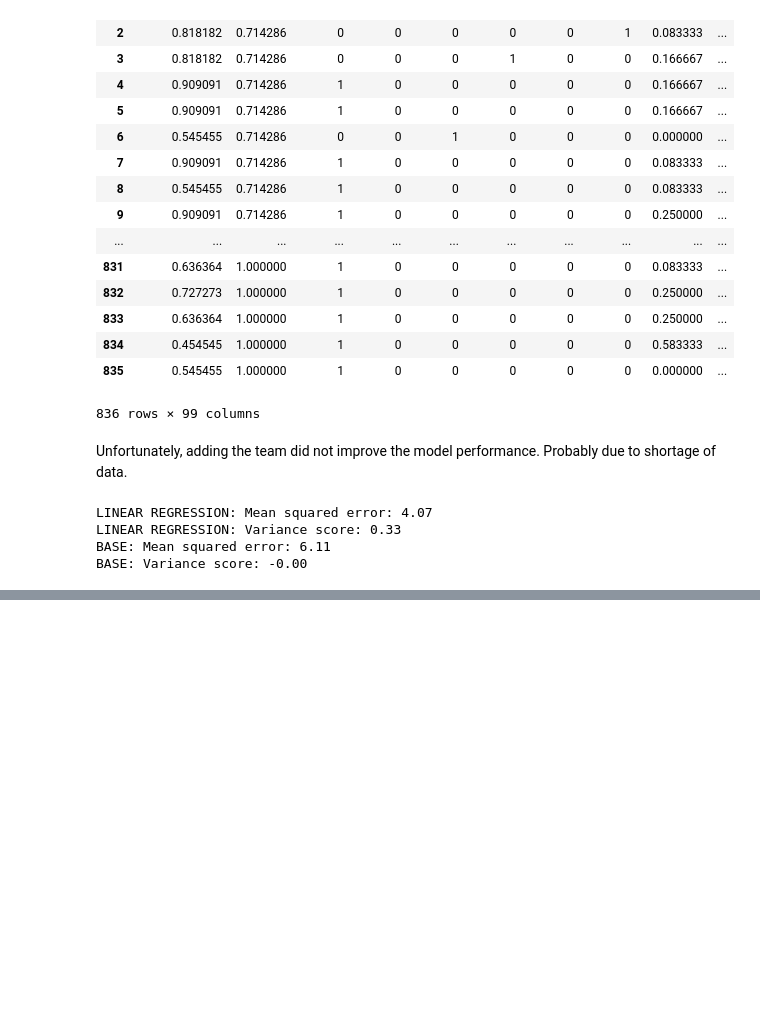
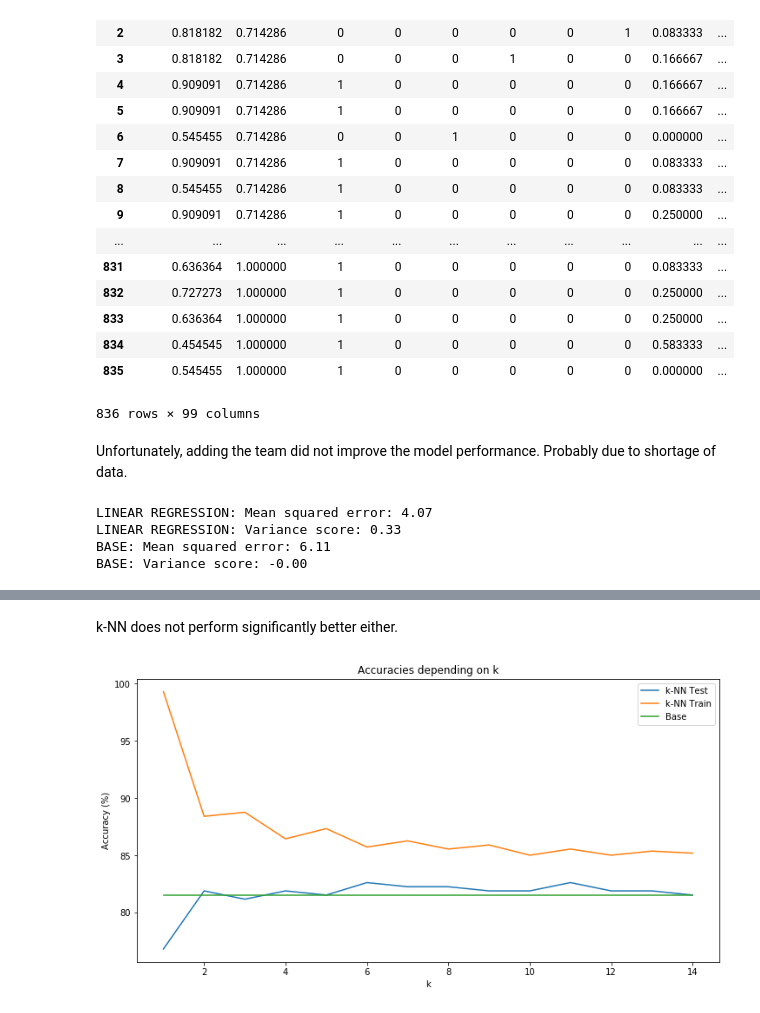
Before and after one commit to bhilprecht/ml-world-championship, a Jupyter notebook: FIFA_WM_Benjamin.ipynb, the cells around one changed output, grey strips where cells are left out. Drawn from its saved outputs; the diff is of its cells as text; code cells hidden in the pictures; blank space fills up the shorter version.

```diff
--- a/FIFA_WM_Benjamin.ipynb
+++ b/FIFA_WM_Benjamin.ipynb
@@ -764,0 +1002,34 @@ BASE: Variance score: -0.00
+# %% [markdown]
+k-NN does not perform significantly better either.
+# %%
+from sklearn.neighbors import KNeighborsClassifier
+
+def knn_accuracy(depth):
+    # fit decision tree
+    clf = KNeighborsClassifier(depth)
+    clf = clf.fit(X_train, y_train)
+
+    # compute accuracy
+    y_pred = clf.predict(X_test)
+    score = clf.score(X_test, y_test)
+
+    train_score = accuracy_score(clf.predict(X_train), y_train)
+
+    return score, train_score
+
+knn_accuracy = np.array([(i, knn_accuracy(i)[0], knn_accuracy(i)[1]) for i in range(1,15)])
+
+plt.figure(figsize=(12,6))
+
+plt.plot(knn_accuracy[:,0], knn_accuracy[:,1]*100, label="k-NN Test")
+plt.plot(knn_accuracy[:,0], knn_accuracy[:,2]*100, label="k-NN Train")
+plt.plot(knn_accuracy[:,0], base_accuracy*100, label="Base")
+
+plt.legend()
+plt.title("Accuracies depending on k")
+plt.xlabel("k")
+plt.ylabel("Accuracy (%)")
+
+plt.show()
+# %% [output]
+[figure, added]
```
Also changed, not shown: parts of 19 cells of this notebook, 1 other file.
